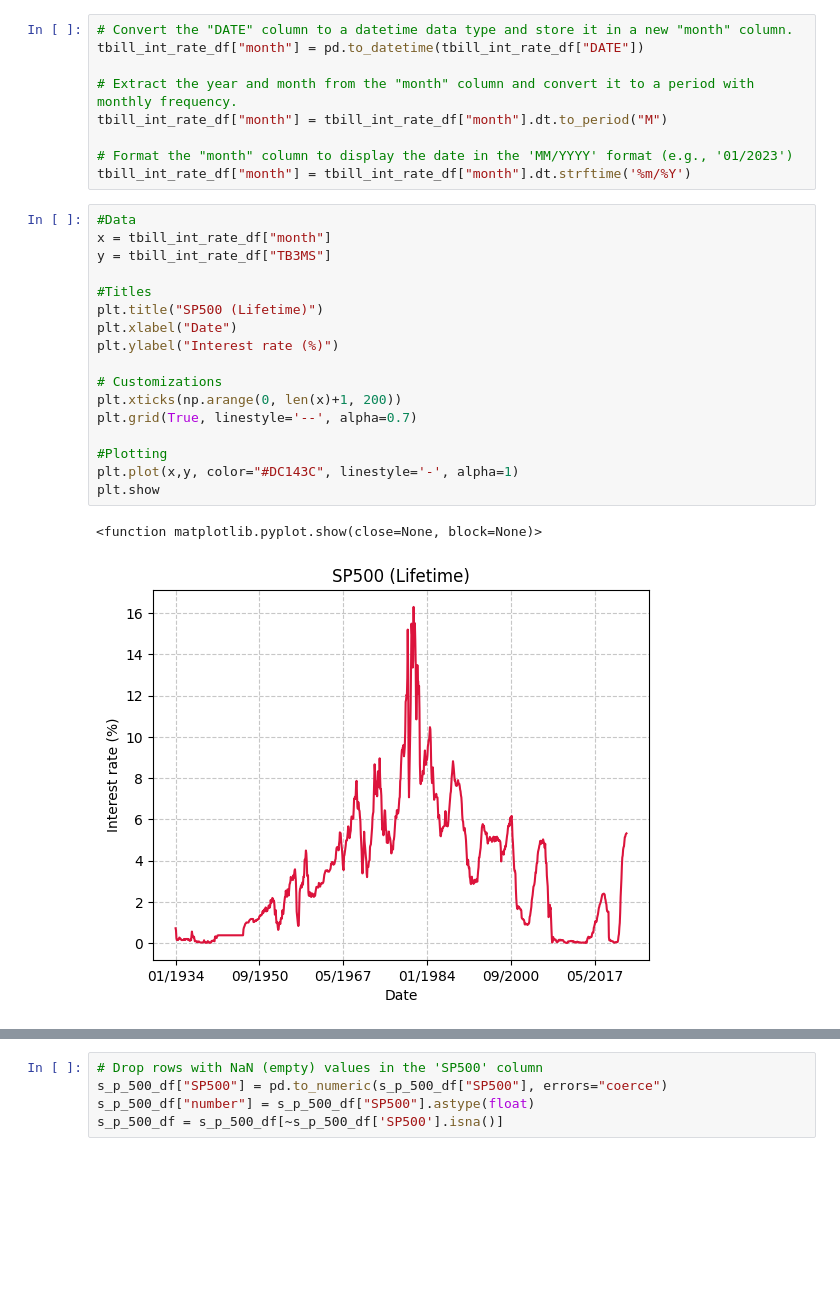
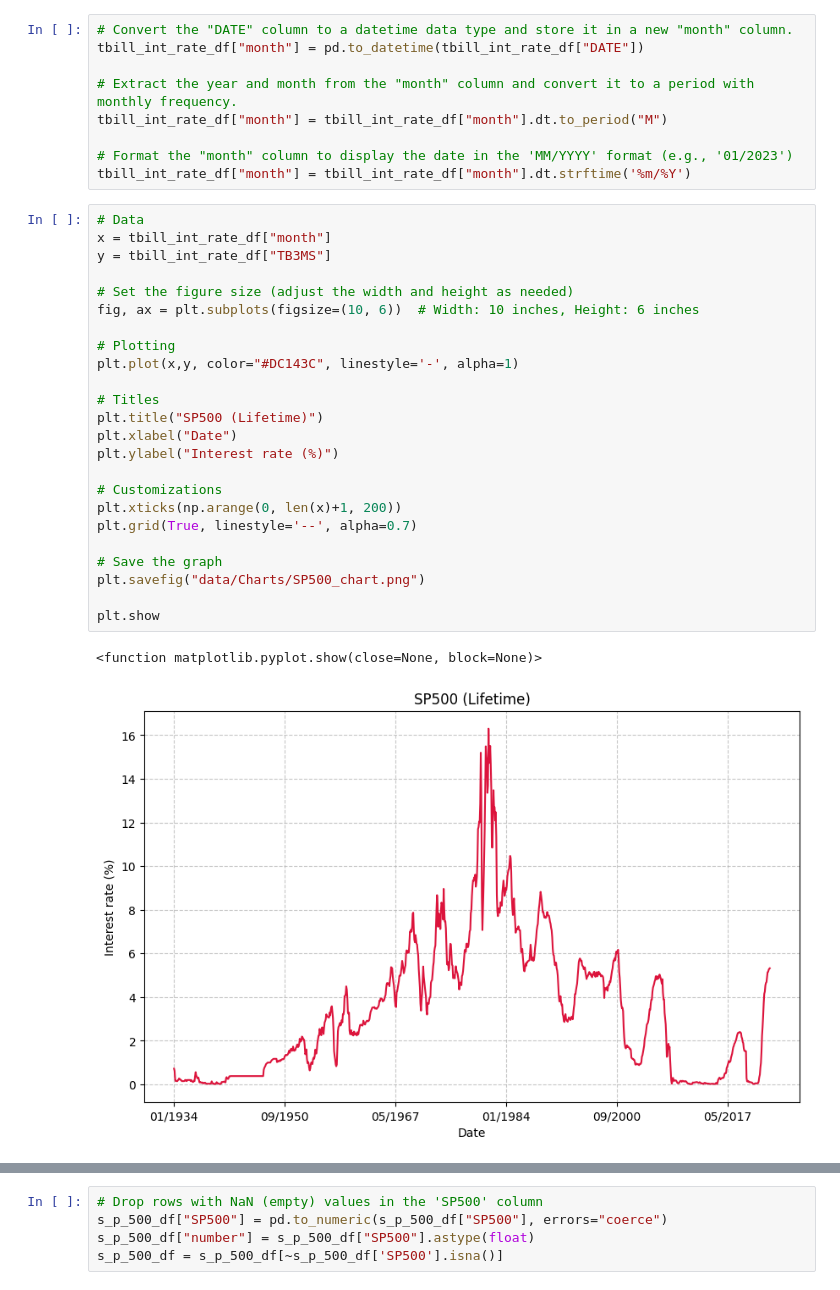
Before and after one commit to j-will64/project-1-, a Jupyter notebook: mytry.ipynb, the cells around one changed output, grey strips where cells are left out. Cells and saved outputs as stored; diff of their text form; blank space fills up the shorter version.

Commit message:
added the other three graphs to the graphs folder for oresentation use

```diff
--- a/mytry.ipynb
+++ b/mytry.ipynb
@@ -27,23 +27,30 @@ tbill_int_rate_df["month"] = tbill_int_rate_df["month"].dt.to_period("M")
 # Format the "month" column to display the date in the 'MM/YYYY' format (e.g., '01/2023')
 tbill_int_rate_df["month"] = tbill_int_rate_df["month"].dt.strftime('%m/%Y')
 # %%
-#Data
+# Data
 x = tbill_int_rate_df["month"]
 y = tbill_int_rate_df["TB3MS"]
 
-#Titles
+# Set the figure size (adjust the width and height as needed)
+fig, ax = plt.subplots(figsize=(10, 6))  # Width: 10 inches, Height: 6 inches
+
+# Plotting
+plt.plot(x,y, color="#DC143C", linestyle='-', alpha=1)
+
+# Titles
 plt.title("SP500 (Lifetime)")
 plt.xlabel("Date")
 plt.ylabel("Interest rate (%)")
 
 # Customizations
 plt.xticks(np.arange(0, len(x)+1, 200))
 plt.grid(True, linestyle='--', alpha=0.7)
 
-#Plotting
-plt.plot(x,y, color="#DC143C", linestyle='-', alpha=1)
+# Save the graph
+plt.savefig("data/Charts/SP500_chart.png")
+
 plt.show
 # %% [output]
 <function matplotlib.pyplot.show(close=None, block=None)>
-[figure, old version]
+[figure, new version]
 # %%
```
Also changed, not shown: parts of 4 cells of this notebook, 4 other files.
